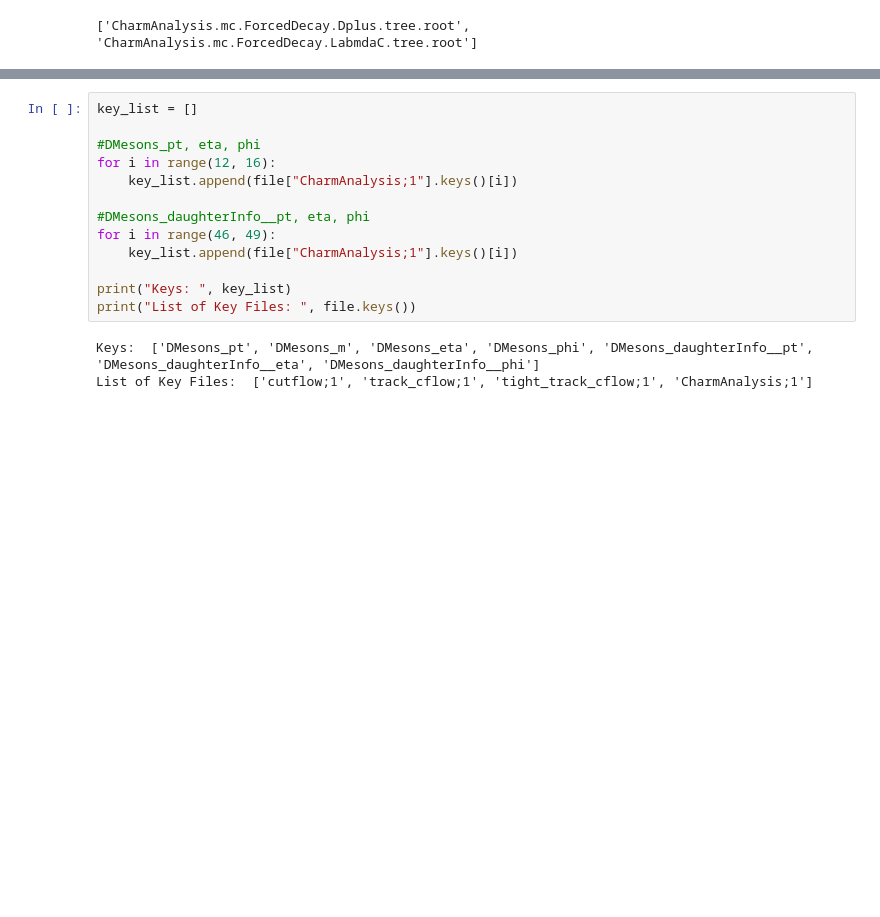
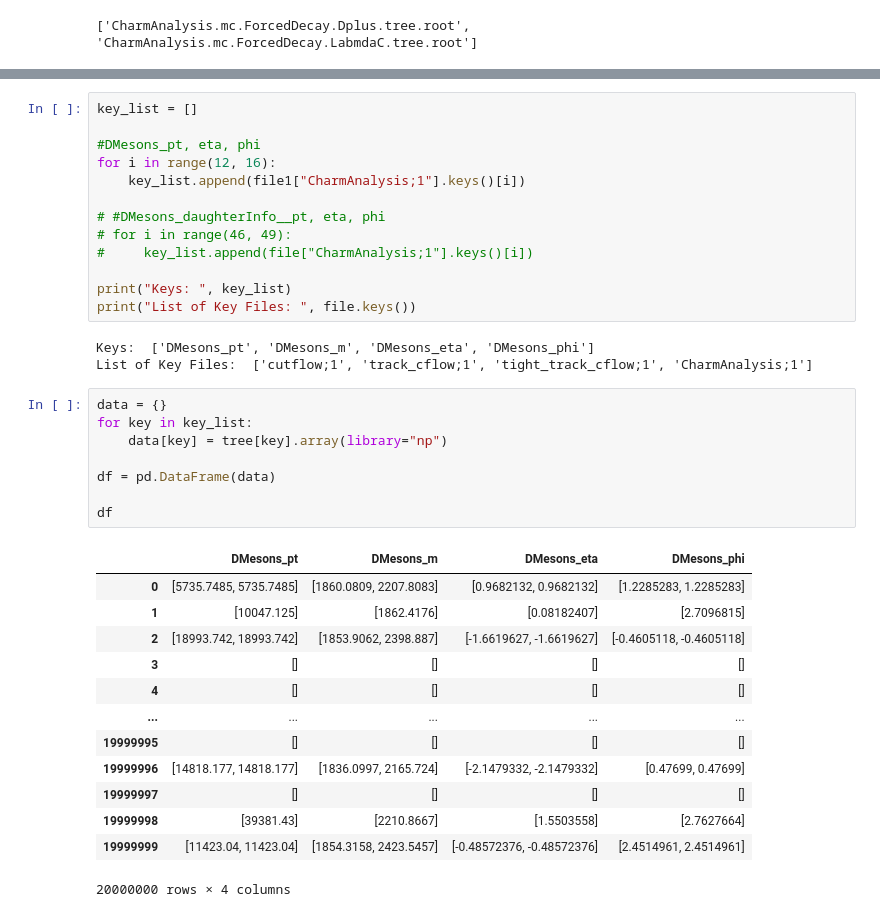
Before and after one commit to GitGup/ML_Projects, a Jupyter notebook: MCAnalysis.ipynb, the cells around one changed output, grey strips where cells are left out. Saved outputs shown, nothing was run; the diff lists cells and outputs as text; blank space fills up the shorter version.

```diff
--- a/MCAnalysis.ipynb
+++ b/MCAnalysis.ipynb
@@ -72,14 +89,36 @@ key_list = []
 
 #DMesons_pt, eta, phi
 for i in range(12, 16):
-    key_list.append(file["CharmAnalysis;1"].keys()[i])
+    key_list.append(file1["CharmAnalysis;1"].keys()[i])
 
-#DMesons_daughterInfo__pt, eta, phi
-for i in range(46, 49):
-    key_list.append(file["CharmAnalysis;1"].keys()[i])
+# #DMesons_daughterInfo__pt, eta, phi
+# for i in range(46, 49):
+#     key_list.append(file["CharmAnalysis;1"].keys()[i])
 
 print("Keys: ", key_list)
 print("List of Key Files: ", file.keys())
 # %% [output]
-Keys:  ['DMesons_pt', 'DMesons_m', 'DMesons_eta', 'DMesons_phi', 'DMesons_daughterInfo__pt', 'DMesons_daughterInfo__eta', 'DMesons_daughterInfo__phi']
+Keys:  ['DMesons_pt', 'DMesons_m', 'DMesons_eta', 'DMesons_phi']
 List of Key Files:  ['cutflow;1', 'track_cflow;1', 'tight_track_cflow;1', 'CharmAnalysis;1']
+# %%
+data = {}
+for key in key_list:
+    data[key] = tree[key].array(library="np")
+
+df = pd.DataFrame(data)
+
+df
+# %% [output]
+|  | DMesons_pt | DMesons_m | DMesons_eta | DMesons_phi |
+| 0 | [5735.7485, 5735.7485] | [1860.0809, 2207.8083] | [0.9682132, 0.9682132] | [1.2285283, 1.2285283] |
+| 1 | [10047.125] | [1862.4176] | [0.08182407] | [2.7096815] |
+| 2 | [18993.742, 18993.742] | [1853.9062, 2398.887] | [-1.6619627, -1.6619627] | [-0.4605118, -0.4605118] |
+| 3 | [] | [] | [] | [] |
+| 4 | [] | [] | [] | [] |
+| ... | ... | ... | ... | ... |
+| 19999995 | [] | [] | [] | [] |
+| 19999996 | [14818.177, 14818.177] | [1836.0997, 2165.724] | [-2.1479332, -2.1479332] | [0.47699, 0.47699] |
+| 19999997 | [] | [] | [] | [] |
+| 19999998 | [39381.43] | [2210.8667] | [1.5503558] | [2.7627664] |
+| 19999999 | [11423.04, 11423.04] | [1854.3158, 2423.5457] | [-0.48572376, -0.48572376] | [2.4514961, 2.4514961] |
+20000000 rows × 4 columns
```
Also changed, not shown: parts of 11 cells of this notebook.
